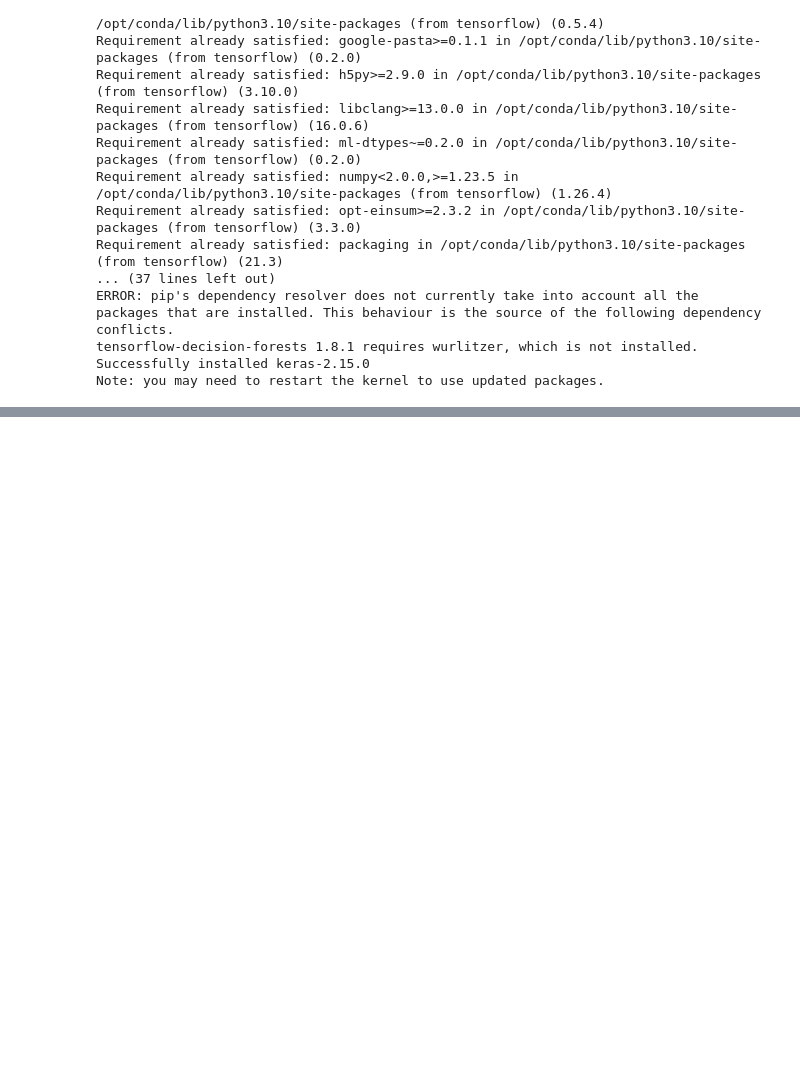
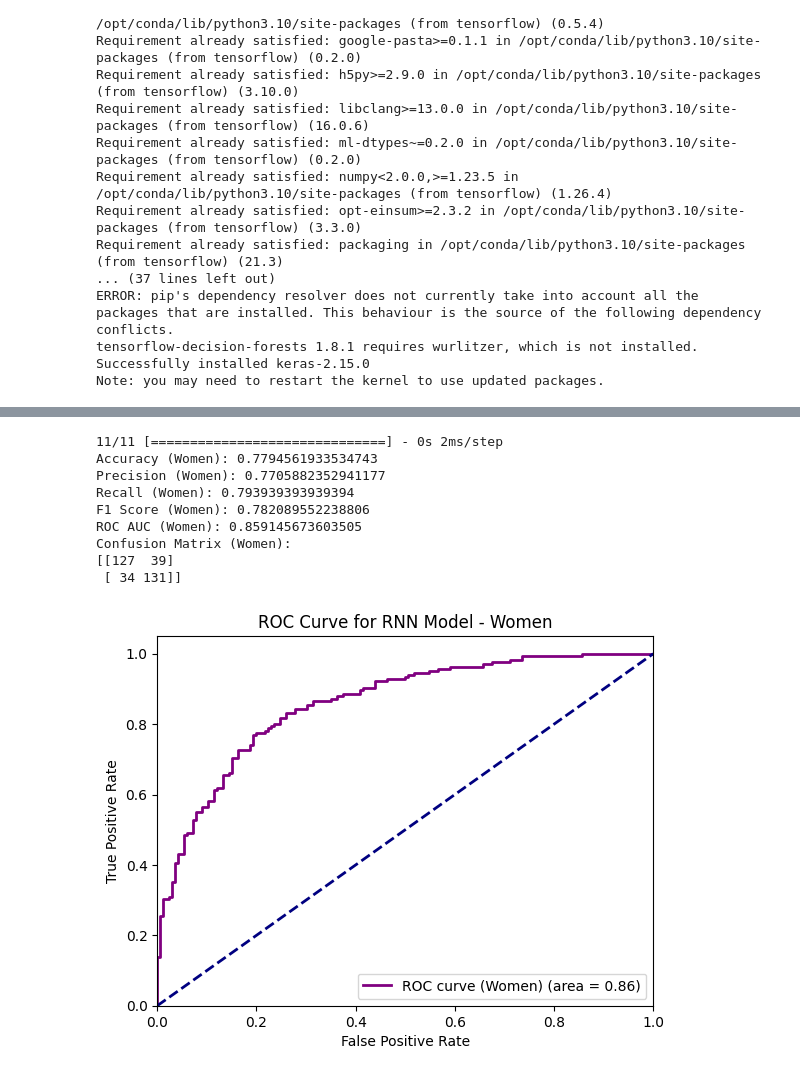
Before and after one commit to shailajgg/IDS705_MachineLearning_FinalProject, a Jupyter notebook: march-madeness-models.ipynb, the cells around one changed output, grey strips where cells are left out. Cells and saved outputs as stored; diff of their text form; code cells hidden in the pictures; blank space fills up the shorter version.

```diff
--- a/march-madeness-models.ipynb
+++ b/march-madeness-models.ipynb
@@ -1157,0 +1272,46 @@ Epoch 10/10
+# %%
+from tensorflow.keras.models import Sequential
+from tensorflow.keras.layers import LSTM, Dense
+import matplotlib.pyplot as plt
+
+# Predict the outcomes on the validation set
+y_pred_probs_W = model_W.predict(X_val_W_3D)
+y_pred_W = (y_pred_probs_W > 0.5).astype('int32').flatten()  # Apply a threshold to get binary classification
+
+# Calculate the performance metrics
+accuracy_W = accuracy_score(y_val_W, y_pred_W)
+precision_W, recall_W, f1_W, _ = precision_recall_fscore_support(y_val_W, y_pred_W, average='binary')
+conf_matrix_W = confusion_matrix(y_val_W, y_pred_W)
+roc_auc_W = roc_auc_score(y_val_W, y_pred_probs_W)
+
+# Print the metrics
+print(f'Accuracy (Women): {accuracy_W}')
+print(f'Precision (Women): {precision_W}')
+print(f'Recall (Women): {recall_W}')
+print(f'F1 Score (Women): {f1_W}')
+print(f'ROC AUC (Women): {roc_auc_W}')
+print(f'Confusion Matrix (Women):\n{conf_matrix_W}')
+
+# Plot the ROC curve for women
+fpr_W, tpr_W, thresholds_W = roc_curve(y_val_W, y_pred_probs_W)
+plt.figure()
+plt.plot(fpr_W, tpr_W, label=f'ROC curve (Women) (area = {roc_auc_W:.2f})', color='purple', lw=2)
+plt.plot([0, 1], [0, 1], color='navy', lw=2, linestyle='--')
+plt.xlim([0.0, 1.0])
+plt.ylim([0.0, 1.05])
+plt.xlabel('False Positive Rate')
+plt.ylabel('True Positive Rate')
+plt.title('ROC Curve for RNN Model - Women')
+plt.legend(loc="lower right")
+plt.show()
+# %% [output]
+11/11 [==============================] - 0s 2ms/step
+Accuracy (Women): 0.7794561933534743
+Precision (Women): 0.7705882352941177
+Recall (Women): 0.793939393939394
+F1 Score (Women): 0.782089552238806
+ROC AUC (Women): 0.859145673603505
+Confusion Matrix (Women):
+[[127  39]
+ [ 34 131]]
+[figure, added]
```
Also changed, not shown: parts of 11 cells of this notebook.
